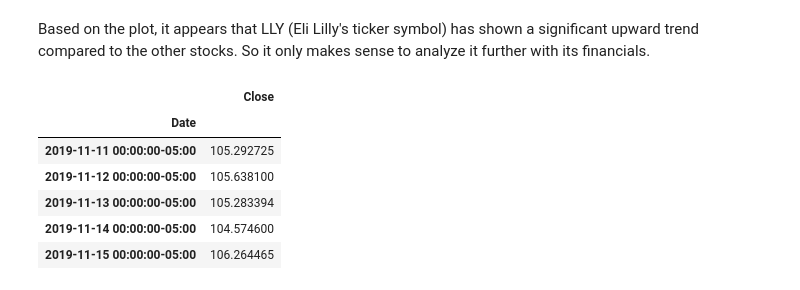
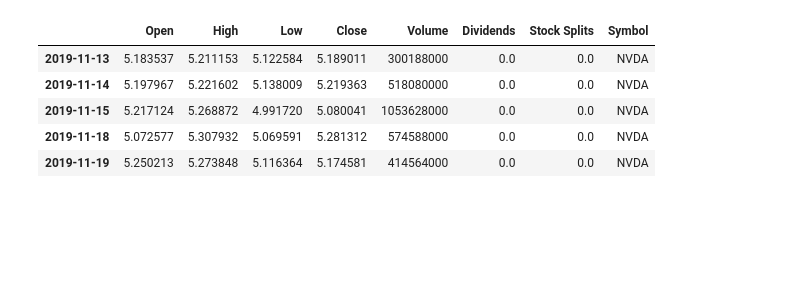
Before and after one commit to veenauppalapati/stock-market-analysis, a Jupyter notebook: stock-market-analysis.ipynb, the cells around one changed output. Cells and saved outputs as stored; diff of their text form; code cells hidden in the pictures; blank space fills up the shorter version.

```diff
--- a/stock-market-analysis.ipynb
+++ b/stock-market-analysis.ipynb
@@ -113,14 +103,19 @@ plt.show()
-# %% [markdown]
-Based on the plot, it appears that LLY (Eli Lilly's ticker symbol) has shown a significant upward trend compared to the other stocks.  So it only makes sense to analyze it further with its financials.
-# %%
-#  Slice LLY historical data and its closing price
-df_LLY = historical_df[historical_df['Symbol'] == 'LLY']['Close'].to_frame()
-df_LLY.head()
-# %% [output]
-|  | Close |
-| Date |  |
-| 2019-11-11 00:00:00-05:00 | 105.292725 |
-| 2019-11-12 00:00:00-05:00 | 105.638100 |
-| 2019-11-13 00:00:00-05:00 | 105.283394 |
-| 2019-11-14 00:00:00-05:00 | 104.574600 |
-| 2019-11-15 00:00:00-05:00 | 106.264465 |
+# %%
+# The dataframe has multiple indices.  So, we need to drop the first and just keep the Date as index
+historical_df = historical_df.reset_index(level=0, drop=True)
+
+# Convert the index to datetime
+historical_df.index = pd.to_datetime(historical_df.index)
+
+# Remove the timestamp and keep only the date part
+historical_df.index = historical_df.index.date
+
+# Display the DataFrame to check
+display(historical_df.head())
+# %% [output]
+|  | Open | High | Low | Close | Volume | Dividends | Stock Splits | Symbol |
+| 2019-11-13 | 5.183537 | 5.211153 | 5.122584 | 5.189011 | 300188000 | 0.0 | 0.0 | NVDA |
+| 2019-11-14 | 5.197967 | 5.221602 | 5.138009 | 5.219363 | 518080000 | 0.0 | 0.0 | NVDA |
+| 2019-11-15 | 5.217124 | 5.268872 | 4.991720 | 5.080041 | 1053628000 | 0.0 | 0.0 | NVDA |
+| 2019-11-18 | 5.072577 | 5.307932 | 5.069591 | 5.281312 | 574588000 | 0.0 | 0.0 | NVDA |
+| 2019-11-19 | 5.250213 | 5.273848 | 5.116364 | 5.174581 | 414564000 | 0.0 | 0.0 | NVDA |
```
Also changed, not shown: parts of 21 cells of this notebook, 3 other files.
